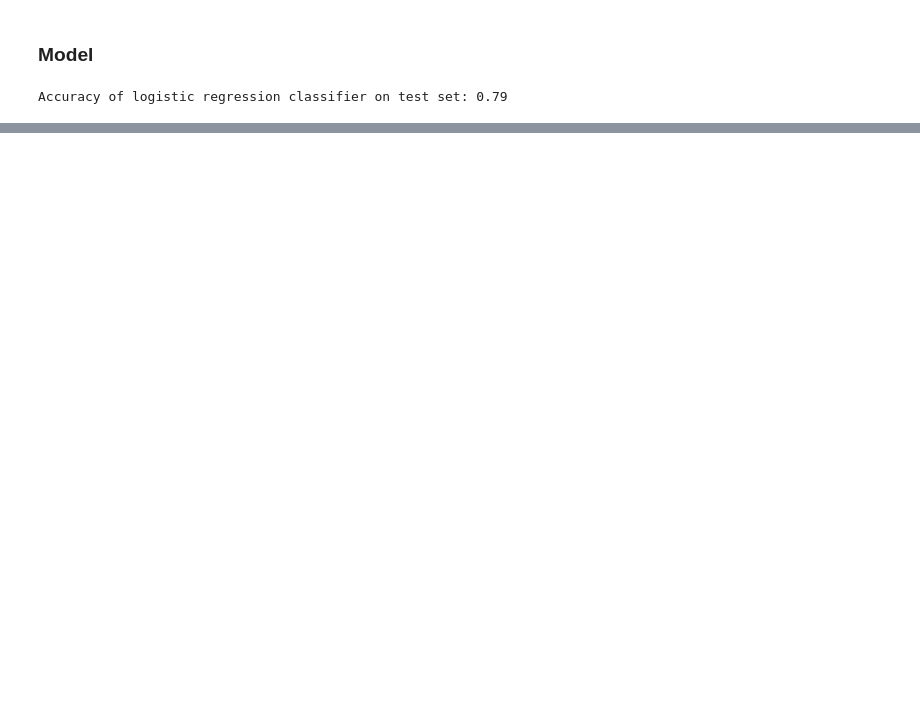
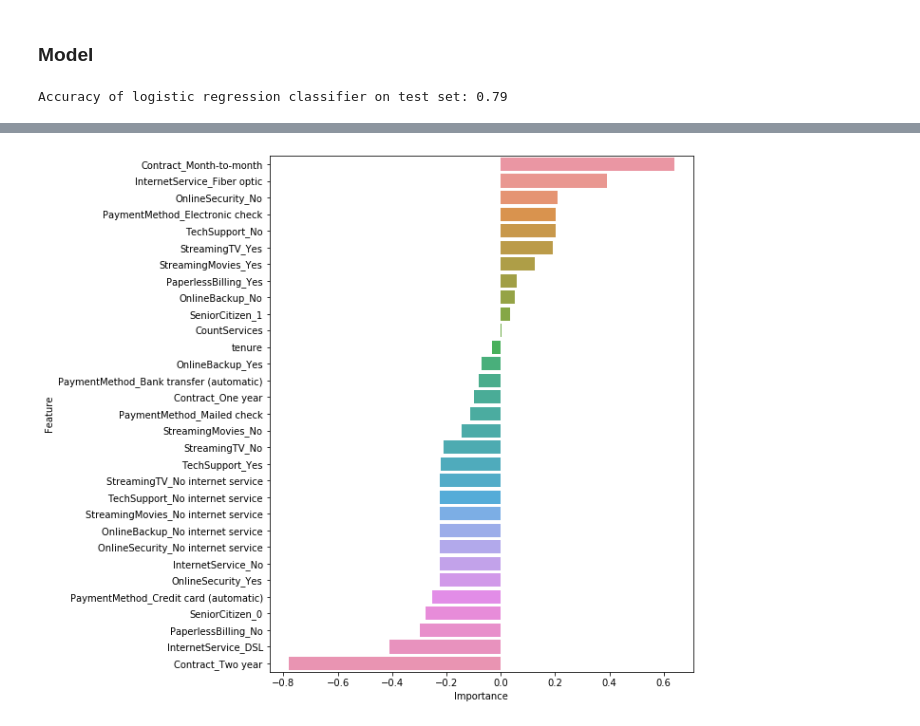
Before and after one commit to Usamahk/telco_analysis, a Jupyter notebook: DnD.ipynb, the cells around one changed output, grey strips where cells are left out. Drawn from its saved outputs; the diff is of its cells as text; code cells hidden in the pictures; blank space fills up the shorter version.

```diff
--- a/DnD.ipynb
+++ b/DnD.ipynb
@@ -560,8 +614,8 @@ Recall our correlation heatmap, we can test this and see similar conclusions ava
 # %%
 data_ml = telco_df.drop(['customerID','TotalCharges','MonthlyCharges','DeviceProtection',
-                        'MultipleLines','PhoneService','Dependents','gender'], axis=1)
+                        'MultipleLines','PhoneService','Dependents','gender','Partner'], axis=1)
 
-cat_vars = ['SeniorCitizen', 'Partner',
+cat_vars = ['SeniorCitizen',
             'InternetService', 'OnlineSecurity', 'OnlineBackup', 'TechSupport',
             'StreamingTV', 'StreamingMovies',
             'Contract', 'PaperlessBilling','PaymentMethod']
@@ -572,7 +626,7 @@ for var in cat_vars:
     data1 = data_ml.join(cat_list)
     data_ml = data1
 
-cat_vars = ['SeniorCitizen', 'Partner',
+cat_vars = ['SeniorCitizen',
             'InternetService', 'OnlineSecurity', 'OnlineBackup', 'TechSupport',
             'StreamingTV', 'StreamingMovies',
             'Contract', 'PaperlessBilling','PaymentMethod']
@@ -687,0 +735,9 @@ dtype: float64
+# %%
+weights_df = pd.DataFrame(weights).reset_index()
+weights_df = weights_df.sort_values(by=[0], ascending = False)
+weights_df = weights_df.rename(columns={"index": "Feature", 0: "Importance"})
+# %%
+plt.figure(figsize=(8,10))
+ax = sns.barplot(x="Importance", y="Feature", data=weights_df)
+# %% [output]
+[figure, added]
```
Also changed, not shown: parts of 24 cells of this notebook.
